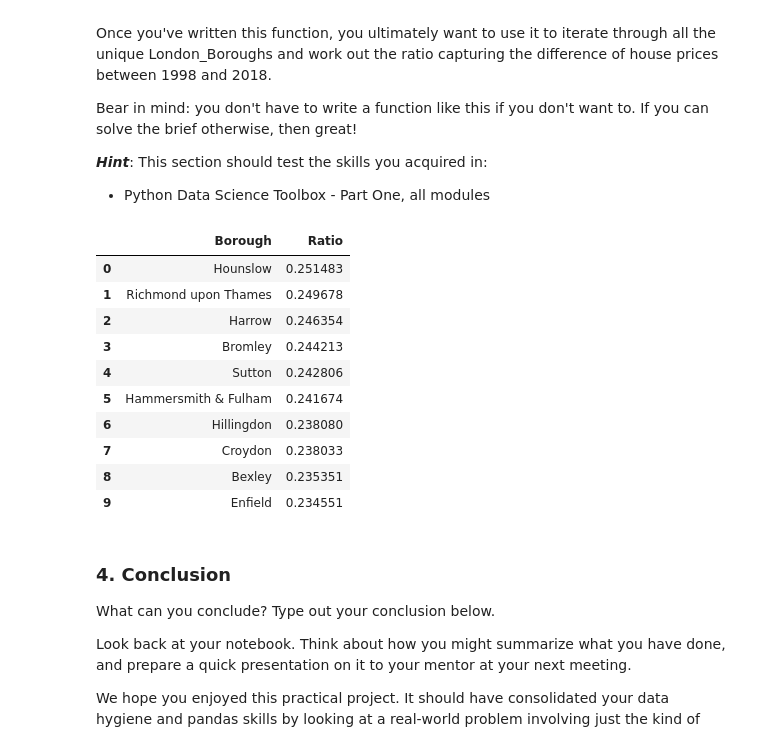
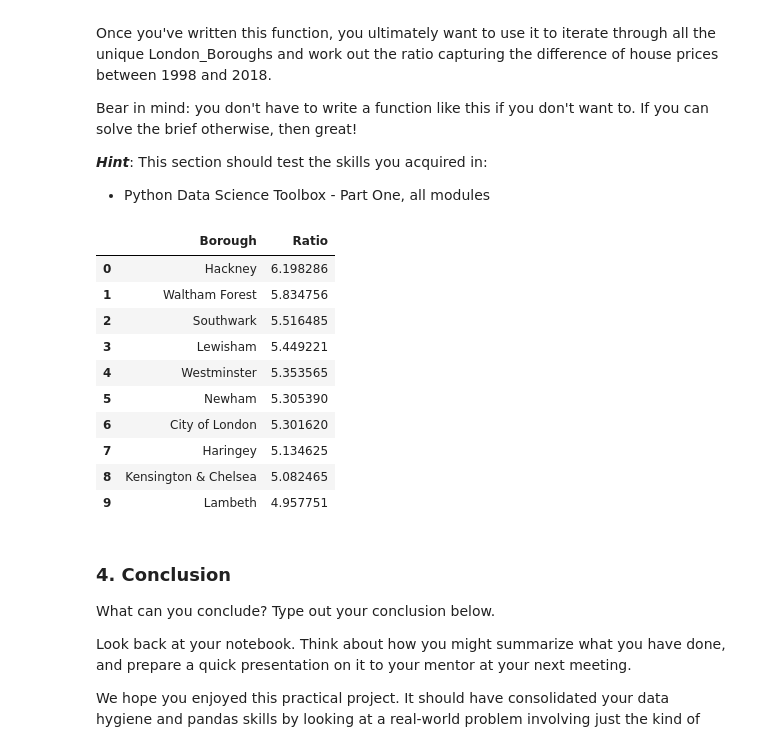
Before and after one commit to enk147/SB, a Jupyter notebook: Unit_4_Challenge.ipynb, the cells around one changed output. Cells and saved outputs as stored; diff of their text form; code cells hidden in the pictures.

```diff
--- a/Unit_4_Challenge.ipynb
+++ b/Unit_4_Challenge.ipynb
@@ -225,32 +225,32 @@ Bear in mind: you don't have to write a function like this if you don't want to.
 # %%
 def create_price_ratio(x):
     x_1998 = float(x['Price'][x['Year']==1998])
     x_2018 = float(x['Price'][x['Year']==2018])
-    return x_1998 / x_2018
+    return x_2018 / x_1998
 
 final = {}
 for row in dfg['Borough']:
     b = dfg[dfg['Borough']==row]
     final[row] = create_price_ratio(b)
 
 df_final = pd.DataFrame([final])
 df_transpose = df_final.transpose()
 df_sorted = df_transpose.sort_values(by=[0],ascending=False)
 df_result = df_sorted.reset_index()
 df_result = df_result.rename(columns={'index':'Borough', 0:'Ratio'})
 df_result.head(10)
 # %% [output]
 |  | Borough | Ratio |
-| 0 | Hounslow | 0.251483 |
-| 1 | Richmond upon Thames | 0.249678 |
-| 2 | Harrow | 0.246354 |
-| 3 | Bromley | 0.244213 |
-| 4 | Sutton | 0.242806 |
-| 5 | Hammersmith & Fulham | 0.241674 |
-| 6 | Hillingdon | 0.238080 |
-| 7 | Croydon | 0.238033 |
-| 8 | Bexley | 0.235351 |
-| 9 | Enfield | 0.234551 |
+| 0 | Hackney | 6.198286 |
+| 1 | Waltham Forest | 5.834756 |
+| 2 | Southwark | 5.516485 |
+| 3 | Lewisham | 5.449221 |
+| 4 | Westminster | 5.353565 |
+| 5 | Newham | 5.305390 |
+| 6 | City of London | 5.301620 |
+| 7 | Haringey | 5.134625 |
+| 8 | Kensington & Chelsea | 5.082465 |
+| 9 | Lambeth | 4.957751 |
 # %% [markdown]
 ### 4. Conclusion
 What can you conclude? Type out your conclusion below.
```
